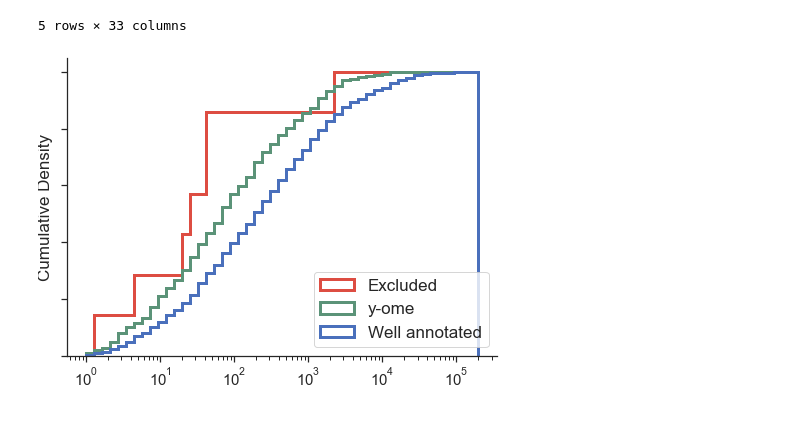
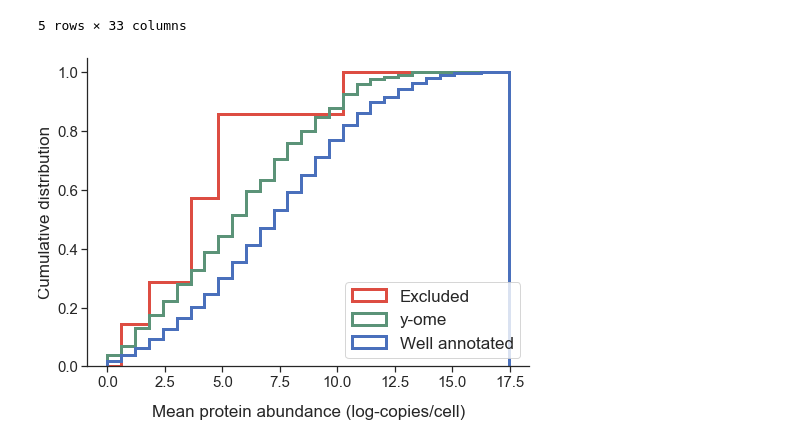
Before and after one commit to zakandrewking/y-ome, a Jupyter notebook: notebooks/18..01.22 RNA-seq Compendium.ipynb, the cells around one changed output. Cells and saved outputs as stored; diff of their text form; code cells hidden in the pictures.

```diff
--- a/notebooks/18..01.22 RNA-seq Compendium.ipynb
+++ b/notebooks/18..01.22 RNA-seq Compendium.ipynb
@@ -274,7 +272,7 @@ condition_columns = ['Glucose', 'LB', 'Glycerol + AA',
        'Osmotic-stress glucose', '42°C glucose', 'pH6 glucose', 'Xylose',
        'Mannose', 'Galactose ', 'Succinate', 'Fructose']
 # %%
-prot_yome.loc[:, 'mean_val'] = prot_yome.loc[:, condition_columns].mean(axis=1)
+prot_yome['mean_log_val'] = prot_yome.loc[:, condition_columns].applymap(lambda x: np.log2(x + 1)).mean(axis=1)
 # %%
 prot_yome.head()
 # %% [output]
@@ -287,16 +285,14 @@ prot_yome.head()
 5 rows × 33 columns
 # %%
 # cumulative density plot
-MAX = prot_yome.mean_val.max()
-bins = 10 ** np.linspace(0, np.log10(MAX), 50)
+bins=np.linspace(0, prot_yome.mean_log_val.max(), 30)
 
 fig, ax = plt.subplots(ncols=1, figsize=(7, 5))
 fig.tight_layout()
 fig.subplots_adjust(wspace=0.3)
-high = prot_yome[prot_yome.annotation_quality == 'high'].mean_val
-low = prot_yome[prot_yome.annotation_quality == 'low'].mean_val
-excluded = prot_yome[prot_yome.annotation_quality == 'excluded'].mean_val
-ax.set_xscale('log')
+high = prot_yome[prot_yome.annotation_quality == 'high'].mean_log_val
+low = prot_yome[prot_yome.annotation_quality == 'low'].mean_log_val
+excluded = prot_yome[prot_yome.annotation_quality == 'excluded'].mean_log_val
 
 # TODO smooth
 # TODO line style in addition to color
@@ -328,34 +324,34 @@ ax.hist(
     #histtype='step',
     color=colors['green'],
 #     edgecolor=scale_color(colors['green'], 1.1),
 #     hatch=hatches_by_number[2],
     label='y-ome',
     linewidth=3,
 #     linestyle='--'
 )
 ax.hist(
     high,
     bins=bins,
     histtype='step',
     cumulative=True,
     density=True,
     color=colors['blue'],
 #     hatch=hatches_by_number[3],
 #     edgecolor=scale_color(colors['blue'], 1.1),
     label='Well annotated',
     linewidth=3,
 )
-ax.set_ylabel('Cumulative Density')
-ax.set_xlabel('', labelpad=15)
+ax.set_ylabel('Cumulative distribution')
+ax.set_xlabel('Mean protein abundance (log-copies/cell)', labelpad=15)
 # hide top and right axes
 ax.spines['right'].set_visible(False)
 ax.spines['top'].set_visible(False)
 ax.yaxis.set_ticks_position('left')
 ax.xaxis.set_ticks_position('bottom')
-ax.yaxis.set_ticklabels([])
+# ax.yaxis.set_ticklabels([])
 plt.legend(loc='lower right')
 fig.set_facecolor('white')
 # fig.savefig('/Users/zaking/lab/y-ome/figs/proteomics-cumulative.pdf')
 # fig.savefig('/Users/zaking/lab/y-ome/figs/proteomics-cumulative.png')
 # %% [output]
-[figure, old version]
+[figure, new version]
```
Also changed, not shown: parts of 9 cells of this notebook, 6 other files.
